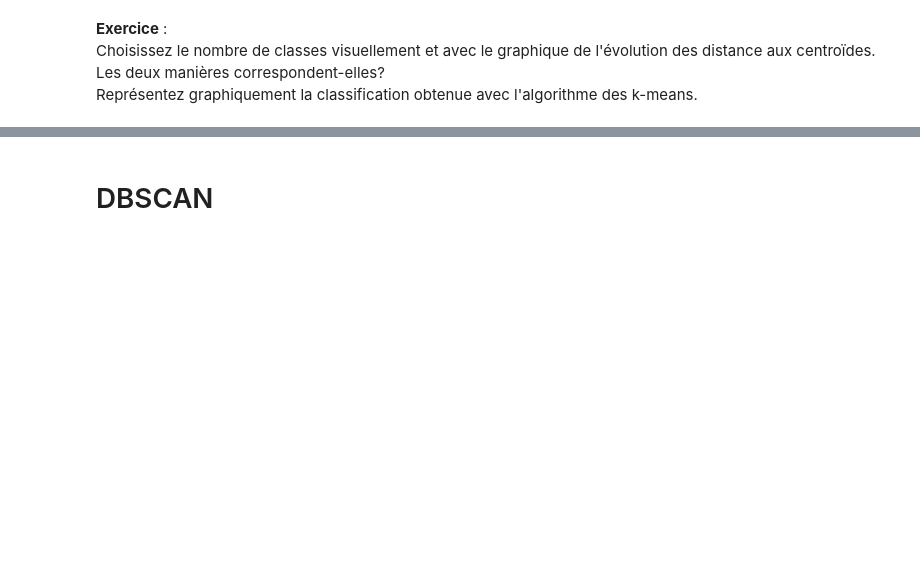
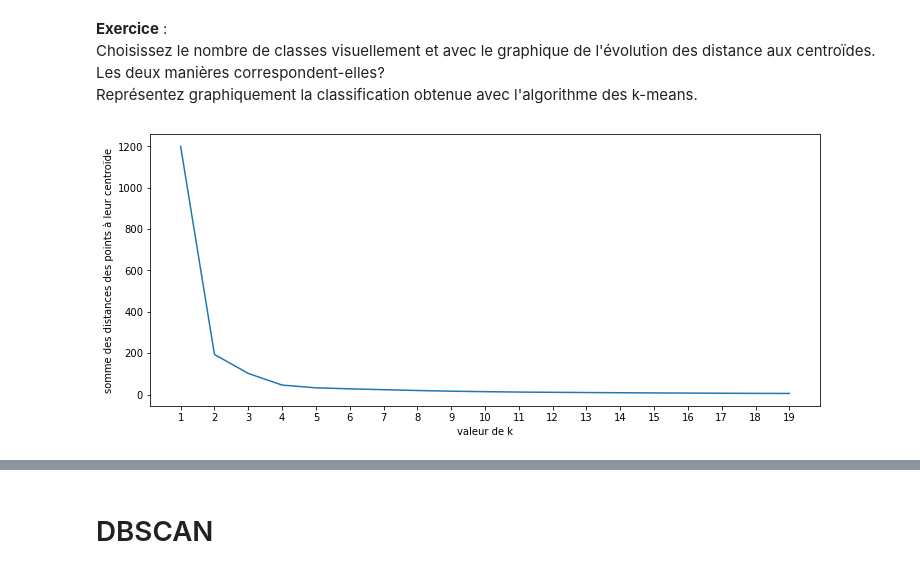
Before and after one commit to louiskuhn/IA-P2-Euskadi, a Jupyter notebook: Ressources/Machine Learning/Clustering/Kmeans et DBSCAN/kmeans_dbscan.ipynb, the cells around one changed output, grey strips where cells are left out. Cells and saved outputs as stored; diff of their text form; code cells hidden in the pictures; blank space fills up the shorter version.

```diff
--- a/Ressources/Machine Learning/Clustering/Kmeans et DBSCAN/kmeans_dbscan.ipynb
+++ b/Ressources/Machine Learning/Clustering/Kmeans et DBSCAN/kmeans_dbscan.ipynb
@@ -43,18 +102,18 @@ import numpy as np
 import matplotlib.pyplot as plt
 from sklearn.datasets import make_blobs
 
-# generate some random cluster data
+# génération de données de cluster
 X, y = make_blobs(random_state=170, n_samples=600, centers = 5)
-rng = np.random.RandomState(74)
 
-# transform the data to be stretched
-transformation = rng.normal(size=(2, 2))
-X = np.dot(X, transformation)
+# on transforme les données pour les "étendre"
+np.random.seed(74)
+transformation = np.random.normal(size=(2, 2))
+X = X @ transformation
 
-# plot
+# on les affiche
 plt.scatter(X[:, 0], X[:, 1])
-plt.xlabel("Feature 0")
-plt.ylabel("Feature 1")
+plt.xlabel("Variable 0")
+plt.ylabel("Variable 1")
 plt.show()
 # %% [output]
 [figure]
@@ -62,3 +121,14 @@ plt.show()
 __Exercice__ :
 Choisissez le nombre de classes visuellement et avec le graphique de l'évolution des distance aux centroïdes. Les deux manières correspondent-elles?
 Représentez graphiquement la classification obtenue avec l'algorithme des k-means.
+# %%
+# Visuellement on dirait plutôt 5 classes
+# Voyons ce que nous donne le graphique
+X_sc = sc.fit_transform(X)
+plt.figure(figsize=(12,5))
+plt.plot(range(1,20), [KMeans(n_clusters=k).fit(X_sc).inertia_ for k in range(1,20)])
+plt.xlabel("valeur de k")
+plt.ylabel("somme des distances des points à leur centroïde")
+plt.xticks(range(1,20));
+# %% [output]
+[figure, added]
```
Also changed, not shown: parts of 11 cells of this notebook, 3 other files.
